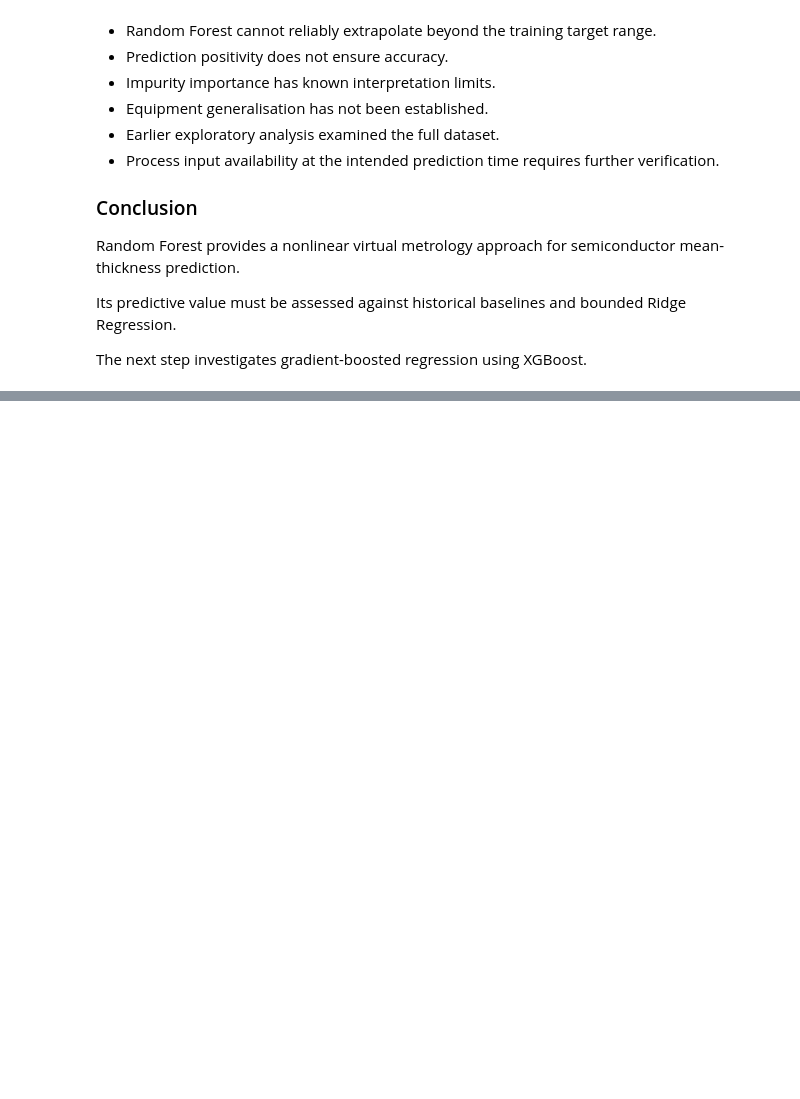
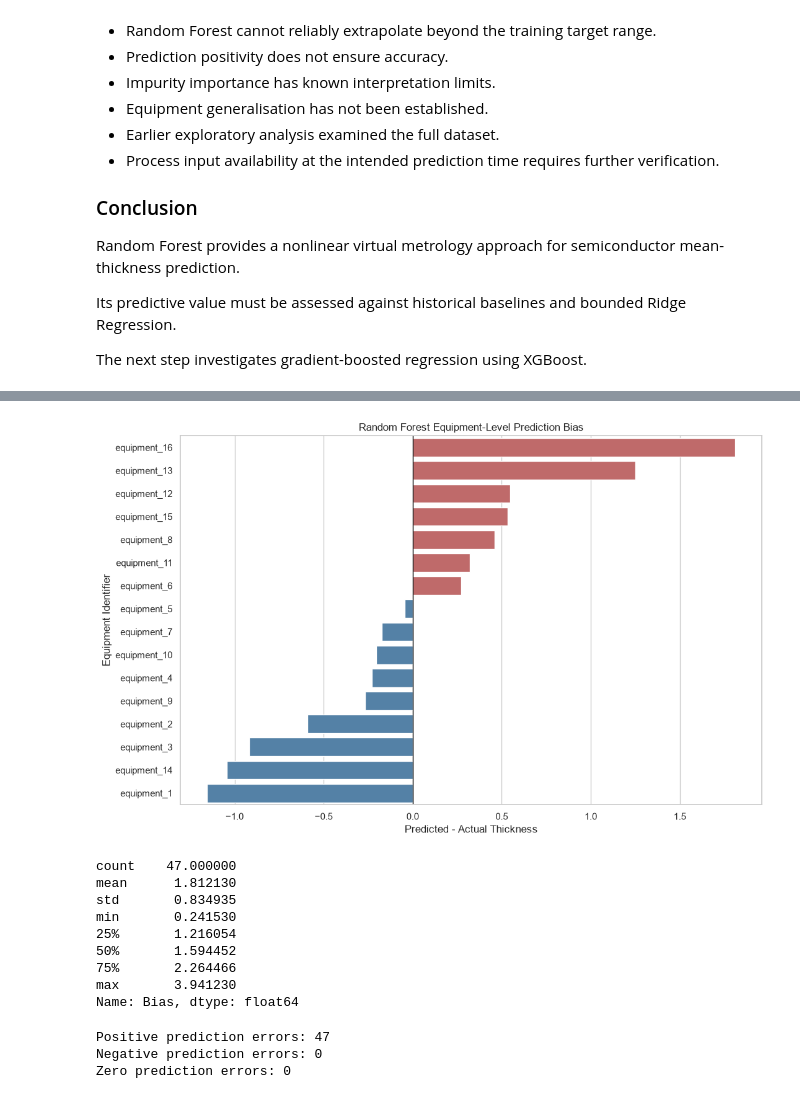
Before and after one commit to Tarun-Raja/STRATUM, a Jupyter notebook: notebooks/11_random_forest_regression.ipynb, the cells around one changed output, grey strips where cells are left out. Cells and saved outputs as stored; diff of their text form; code cells hidden in the pictures; blank space fills up the shorter version.

Commit message:
docs: refine random forest findings and equipment bias analysis

```diff
--- a/notebooks/11_random_forest_regression.ipynb
+++ b/notebooks/11_random_forest_regression.ipynb
@@ -2423,0 +2435,78 @@ regression using XGBoost.
+# %%
+
+# Equipment-specific signed prediction errors
+
+equipment_bias_summary = (
+    equipment_error_summary
+    .sort_values("Bias", ascending=False)
+    .reset_index()
+)
+
+plt.figure(figsize=(11, 7))
+
+sns.barplot(
+    data=equipment_bias_summary,
+    x="Bias",
+    y="equipment",
+    hue="equipment",
+    palette=[
+        "indianred" if value > 0 else "steelblue"
+        for value in equipment_bias_summary["Bias"]
+    ],
+    legend=False,
+)
+
+plt.axvline(
+    0,
+    color="black",
+    linewidth=1,
+)
+
+plt.title(
+    "Random Forest Equipment-Level Prediction Bias"
+)
+
+plt.xlabel("Predicted - Actual Thickness")
+plt.ylabel("Equipment Identifier")
+
+plt.tight_layout()
+plt.show()
+
+# Investigate equipment_16 specifically
+
+equipment_16_records = equipment_errors.loc[
+    equipment_errors["equipment"] == "equipment_16"
+]
+
+display(
+    equipment_16_records["Bias"].describe().round(6)
+)
+
+print(
+    "Positive prediction errors:",
+    int((equipment_16_records["Bias"] > 0).sum())
+)
+
+print(
+    "Negative prediction errors:",
+    int((equipment_16_records["Bias"] < 0).sum())
+)
+
+print(
+    "Zero prediction errors:",
+    int((equipment_16_records["Bias"] == 0).sum())
+)
+# %% [output]
+[figure, added]
+count    47.000000
+mean      1.812130
+std       0.834935
+min       0.241530
+25%       1.216054
+50%       1.594452
+75%       2.264466
+max       3.941230
+Name: Bias, dtype: float64
+Positive prediction errors: 47
+Negative prediction errors: 0
+Zero prediction errors: 0
```
Also changed, not shown: parts of 3 cells of this notebook.
